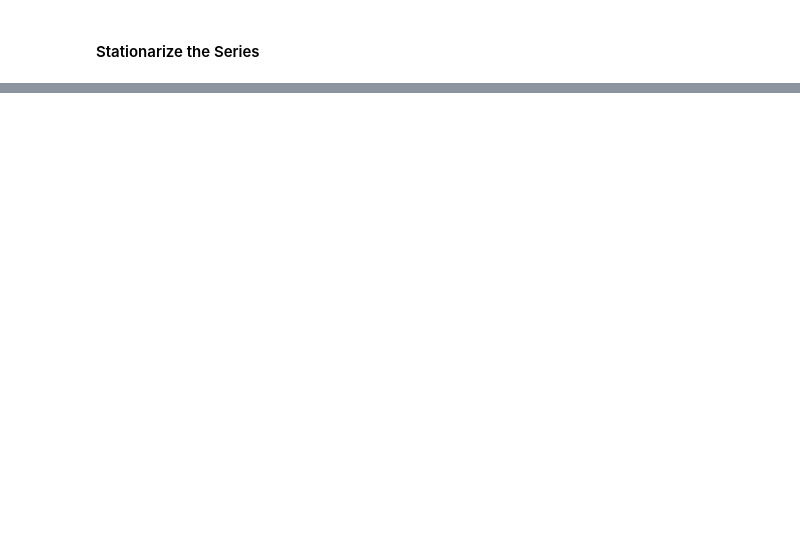
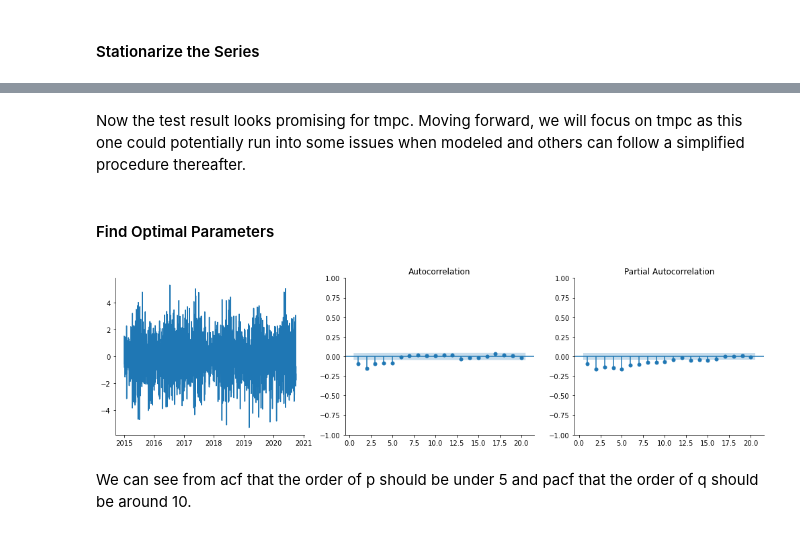
Before and after one commit to ChanningW2211/Data-Science-Project, a Jupyter notebook: Weather Forecast/weather_forecast.ipynb, the cells around one changed output, grey strips where cells are left out. Drawn from its saved outputs; the diff is of its cells as text; code cells hidden in the pictures; blank space fills up the shorter version.

Commit message:
Modelling 2

```diff
--- a/Weather Forecast/weather_forecast.ipynb
+++ b/Weather Forecast/weather_forecast.ipynb
@@ -189,0 +217,23 @@ To our surprise, they all passed the test with the p-value small enough (p<0.05)
+# %% [markdown]
+Now the test result looks promising for tmpc. Moving forward, we will focus on tmpc as this one could potentially run into some issues when modeled and others can follow a simplified procedure thereafter.
+# %% [markdown]
+#### Find Optimal Parameters
+# %%
+# helper function to find the estimated order of p, d, q for ARIMA models
+def tsplot(data, lags=None):
+    layout = (1, 3)
+    raw  = plt.subplot2grid(layout, (0, 0))
+    acf  = plt.subplot2grid(layout, (0, 1))
+    pacf = plt.subplot2grid(layout, (0, 2))
+
+    raw.plot(data)
+    sm.tsa.graphics.plot_acf(data, lags=lags, ax=acf, zero=False)
+    sm.tsa.graphics.plot_pacf(data, lags=lags, ax=pacf, zero=False)
+    sns.despine()
+    plt.tight_layout()
+# %%
+tsplot(train[['tmpc']].diff().dropna(), 20)
+# %% [output]
+[figure, added]
+# %% [markdown]
+We can see from acf that the order of p should be under 5 and pacf that the order of q should be around 10.
```
Also changed, not shown: parts of 12 cells of this notebook.
